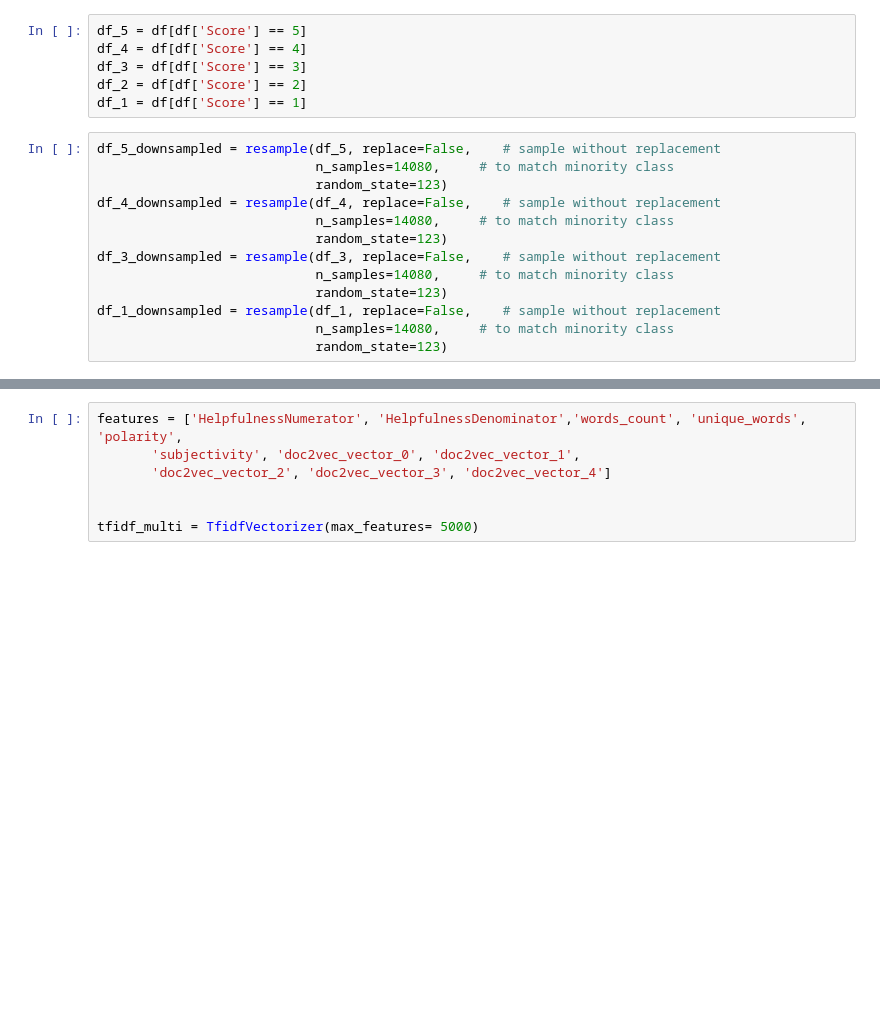
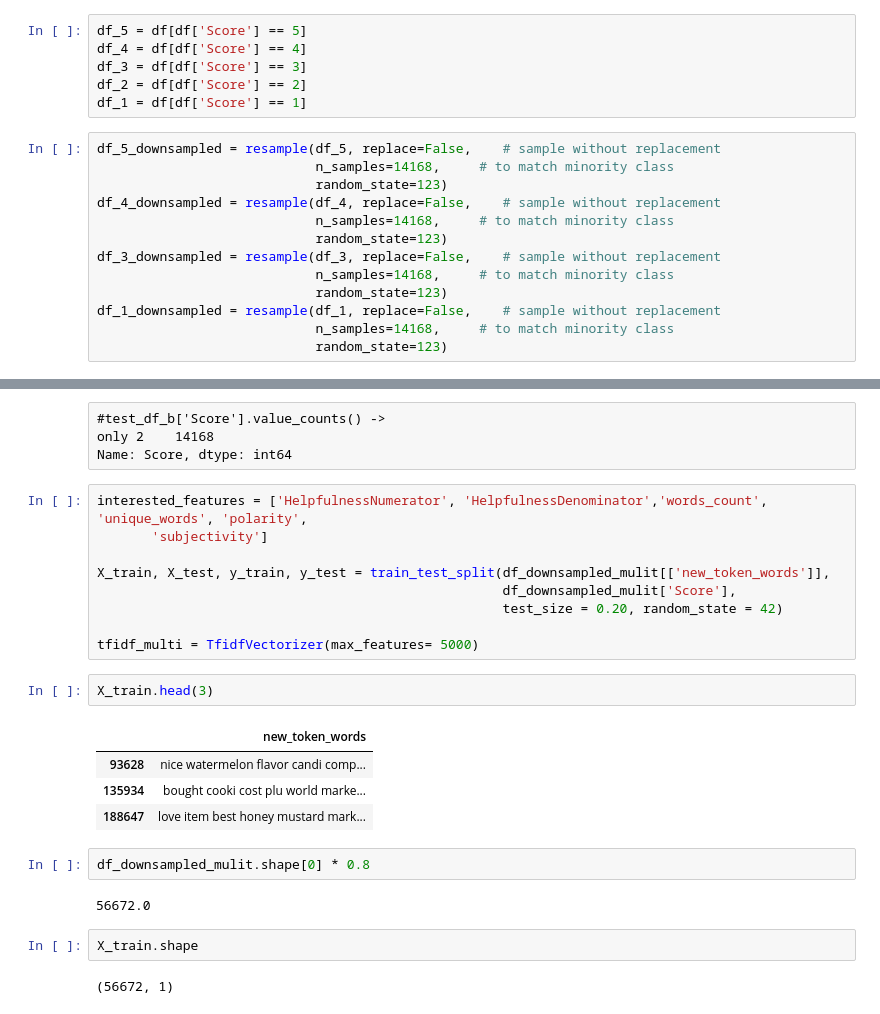
Before and after one commit to EllyKyles/amazon_review_analysis, a Jupyter notebook: neural_network/ANN_TFID_1.ipynb, the cells around one changed output, grey strips where cells are left out. Cells and saved outputs as stored; diff of their text form; blank space fills up the shorter version.

```diff
--- a/neural_network/ANN_TFID_1.ipynb
+++ b/neural_network/ANN_TFID_1.ipynb
@@ -183,16 +261,16 @@ df_2 = df[df['Score'] == 2]
 df_1 = df[df['Score'] == 1]
 # %%
 df_5_downsampled = resample(df_5, replace=False,    # sample without replacement
-                            n_samples=14080,     # to match minority class
+                            n_samples=14168,     # to match minority class
                             random_state=123)
 df_4_downsampled = resample(df_4, replace=False,    # sample without replacement
-                            n_samples=14080,     # to match minority class
+                            n_samples=14168,     # to match minority class
                             random_state=123)
 df_3_downsampled = resample(df_3, replace=False,    # sample without replacement
-                            n_samples=14080,     # to match minority class
+                            n_samples=14168,     # to match minority class
                             random_state=123)
 df_1_downsampled = resample(df_1, replace=False,    # sample without replacement
-                            n_samples=14080,     # to match minority class
+                            n_samples=14168,     # to match minority class
                             random_state=123)
 # %%
 # Combine minority class with downsampled majority class
@@ -216,7 +305,28 @@ train_df.shape is : (56320, 26), test_df is : (14080, 26)
+# %% [raw]
+#test_df_b['Score'].value_counts() ->
+only 2    14168
+Name: Score, dtype: int64
 # %%
-features = ['HelpfulnessNumerator', 'HelpfulnessDenominator','words_count', 'unique_words', 'polarity',
-       'subjectivity', 'doc2vec_vector_0', 'doc2vec_vector_1',
-       'doc2vec_vector_2', 'doc2vec_vector_3', 'doc2vec_vector_4']
+interested_features = ['HelpfulnessNumerator', 'HelpfulnessDenominator','words_count', 'unique_words', 'polarity',
+       'subjectivity']
 
+X_train, X_test, y_train, y_test = train_test_split(df_downsampled_mulit[['new_token_words']],
+                                                    df_downsampled_mulit['Score'],
+                                                    test_size = 0.20, random_state = 42)
 
 tfidf_multi = TfidfVectorizer(max_features= 5000)
+# %%
+X_train.head(3)
+# %% [output]
+|  | new_token_words |
+| 93628 | nice watermelon flavor candi comp... |
+| 135934 | bought cooki cost plu world marke... |
+| 188647 | love item best honey mustard mark... |
+# %%
+df_downsampled_mulit.shape[0] * 0.8
+# %% [output]
+56672.0
+# %%
+X_train.shape
+# %% [output]
+(56672, 1)
```
Also changed, not shown: parts of 24 cells of this notebook, 9 other files.
